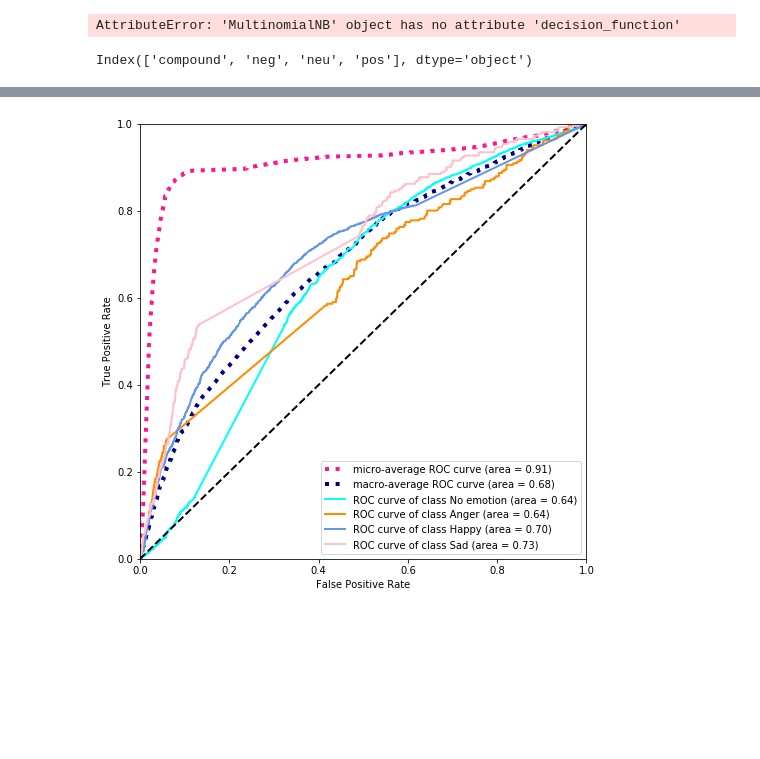
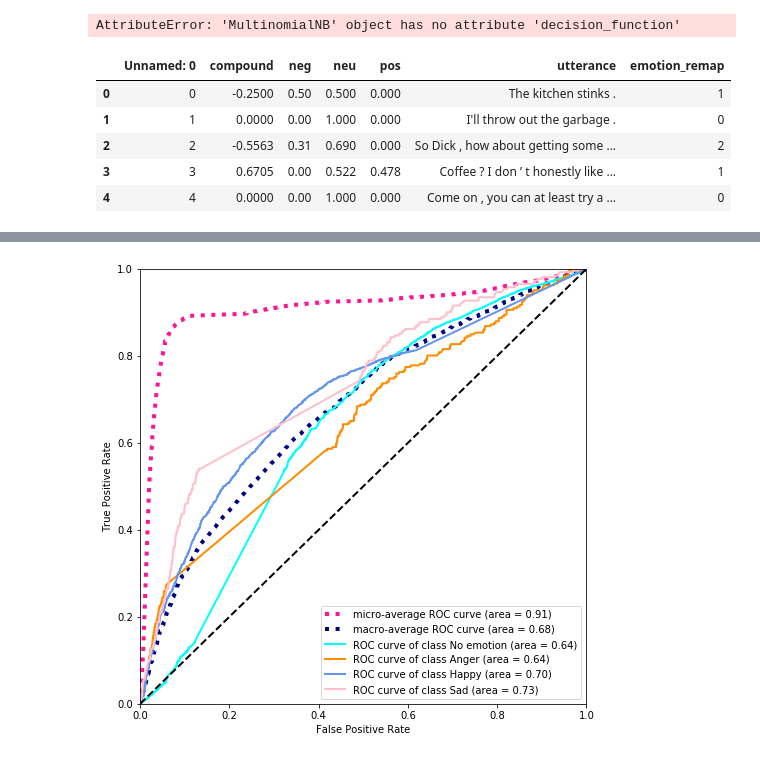
Before and after one commit to SaulAryehKohn/robo-recall, a Jupyter notebook: notebooks/Classify_emotion_per_sentence.ipynb, the cells around one changed output, grey strips where cells are left out. Saved outputs shown, nothing was run; the diff lists cells and outputs as text; code cells hidden in the pictures; blank space fills up the shorter version.

```diff
--- a/notebooks/Classify_emotion_per_sentence.ipynb
+++ b/notebooks/Classify_emotion_per_sentence.ipynb
@@ -136,6 +138,3 @@ df_vader = pd.DataFrame(vader_dict)
 # %%
-df.to_csv('vaderd_utterances.csv')
-#df_vader = pd.read_csv('vaderd_utterances.csv')
-df_vader.columns
+#df_vader.to_csv('../data/vaderd_utterances.csv')
+df_vader = pd.read_csv('../data/vaderd_utterances.csv')
-# %% [output]
-Index(['compound', 'neg', 'neu', 'pos'], dtype='object')
@@ -145,3 +141,12 @@ df_vader['emotion_remap'] = df['emotion_remap']
+# %%
+df_vader.head()
+# %% [output]
+|  | Unnamed: 0 | compound | neg | neu | pos | utterance | emotion_remap |
+| 0 | 0 | -0.2500 | 0.50 | 0.500 | 0.000 | The kitchen stinks . | 1 |
+| 1 | 1 | 0.0000 | 0.00 | 1.000 | 0.000 | I'll throw out the garbage . | 0 |
+| 2 | 2 | -0.5563 | 0.31 | 0.690 | 0.000 | So Dick , how about getting some ... | 2 |
+| 3 | 3 | 0.6705 | 0.00 | 0.522 | 0.478 | Coffee ? I don ’ t honestly like ... | 1 |
+| 4 | 4 | 0.0000 | 0.00 | 1.000 | 0.000 | Come on , you can at least try a ... | 0 |
 # %%
 from sklearn.metrics import roc_curve, auc
 from sklearn.model_selection import train_test_split
```
Also changed, not shown: parts of 11 cells of this notebook, 5 other files.
